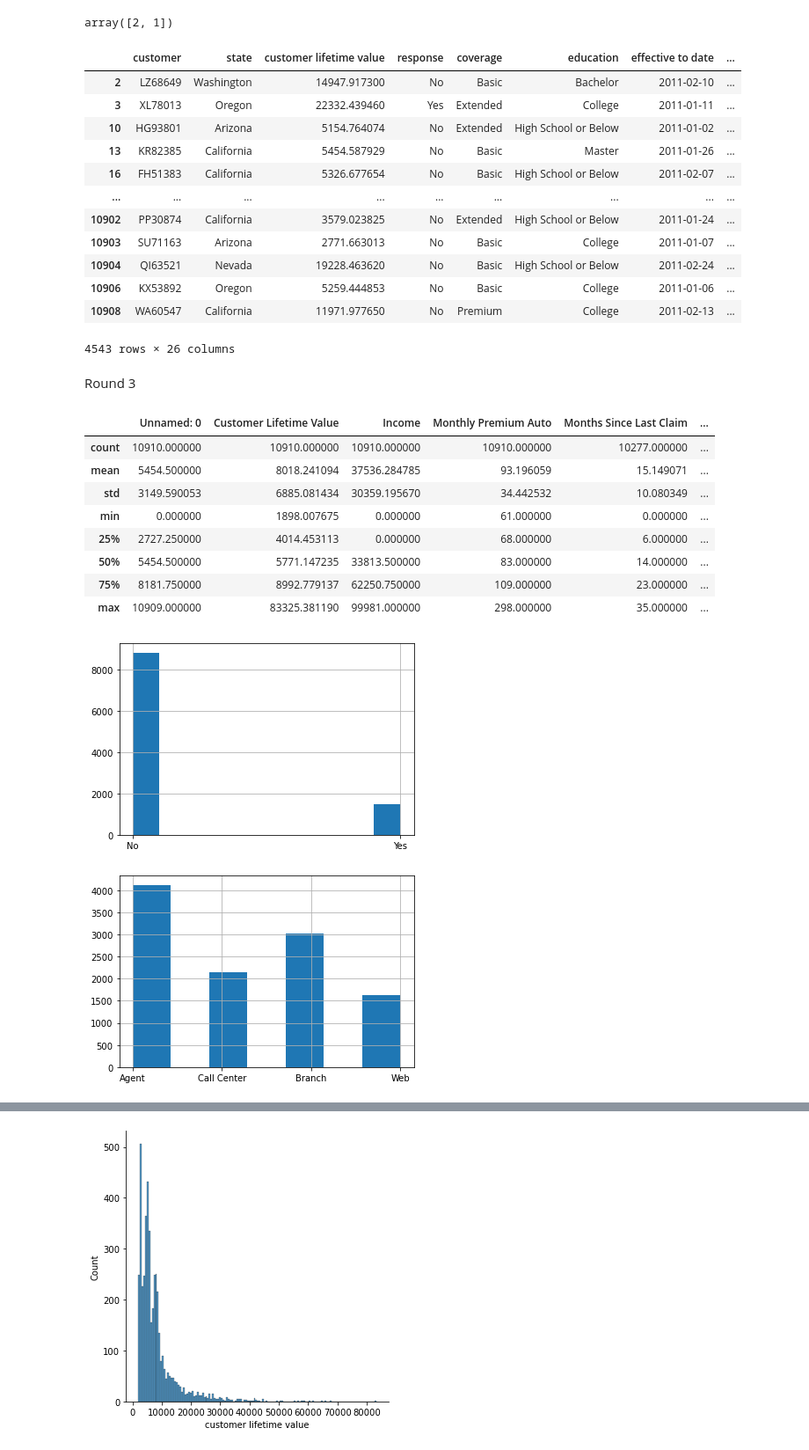
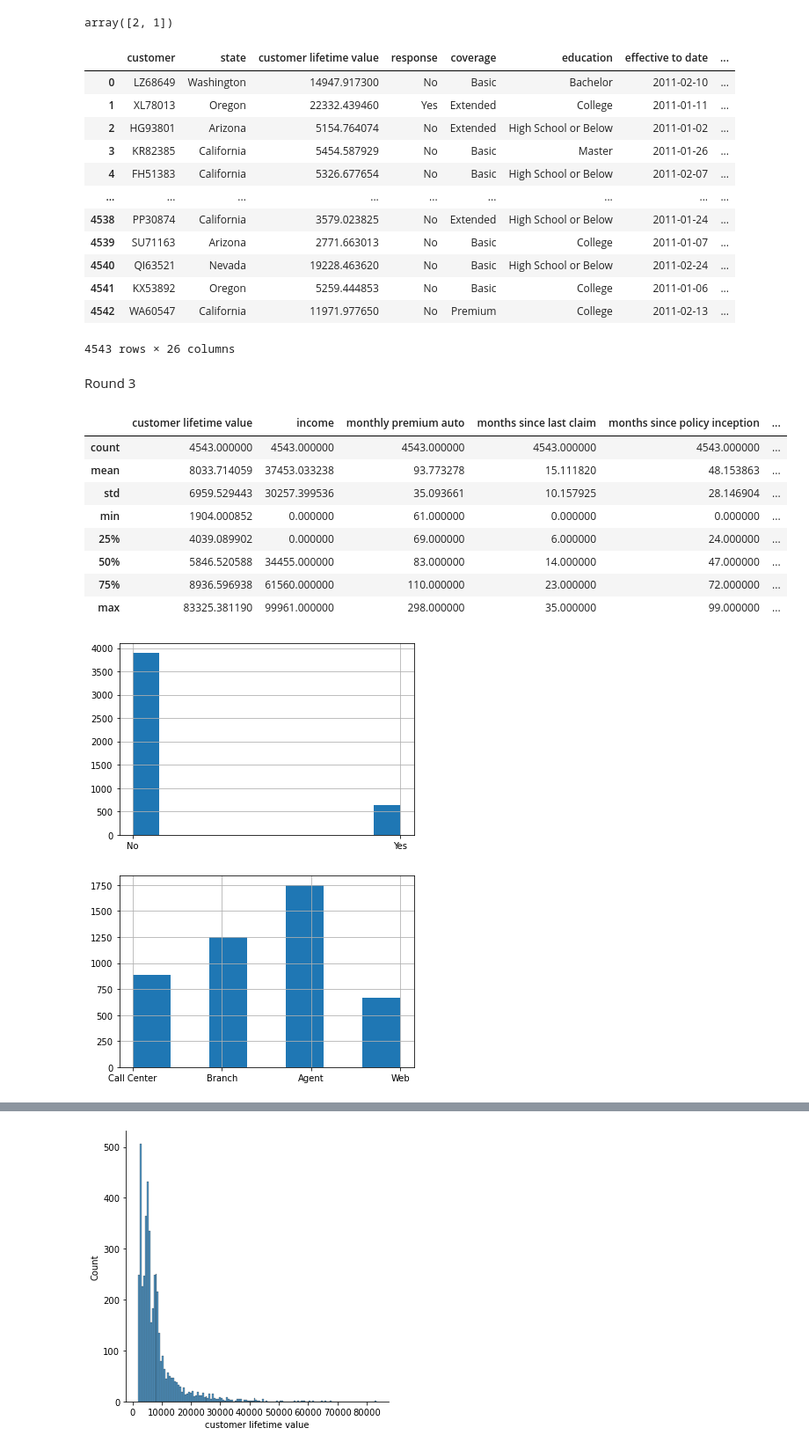
Before and after one commit to Eleni39/lab-customer-analysis-round-2, a Jupyter notebook: files_for_lab/csv_files/Rounds 1,2,3,4,5,6 &7.ipynb, the cells around one changed output, grey strips where cells are left out. Shown: that part at 88% size. Saved outputs shown, nothing was run; the diff lists cells and outputs as text; code cells hidden in the pictures.

```diff
--- a/files_for_lab/csv_files/Rounds 1,2,3,4,5,6 &7.ipynb
+++ b/files_for_lab/csv_files/Rounds 1,2,3,4,5,6 &7.ipynb
@@ -21,5 +20,5 @@ data.shape
 # %%
-data = data.drop(['Unnamed: 0', 'Unnamed: 0.1', 'Unnamed: 0.1.1', 'Unnamed: 0.1.1.1', 'Unnamed: 0.1.1.1.1', 'Unnamed: 0.1.1.1.1.1', 'Unnamed: 0.1.1.1.1.1.1', 'Unnamed: 0.1.1.1.1.1.1.1', 'Unnamed: 0.1.1.1.1.1.1.1.1'], axis = 1)
+data = data.drop(['Unnamed: 0'], axis = 1)
 # %%
 data.shape
 # %% [output]
@@ -122,5 +121,3 @@ data.head()
 5 rows × 26 columns
 # %%
 import pandas as pd
-# %%
-data = data.drop(['Unnamed: 0', 'Unnamed: 0.1', 'Unnamed: 0.1.1', 'Unnamed: 0.1.1.1', 'Unnamed: 0.1.1.1.1', 'Unnamed: 0.1.1.1.1.1', 'Unnamed: 0.1.1.1.1.1.1', 'Unnamed: 0.1.1.1.1.1.1.1', 'Unnamed: 0.1.1.1.1.1.1.1.1'], axis = 1)
@@ -173,46 +156,46 @@ array([2, 1])
 data[(data['month']<=3)]
 # %% [output]
 |  | customer | state | customer lifetime value | response | coverage | education | effective to date | ... |
-| 2 | LZ68649 | Washington | 14947.917300 | No | Basic | Bachelor | 2011-02-10 | ... |
-| 3 | XL78013 | Oregon | 22332.439460 | Yes | Extended | College | 2011-01-11 | ... |
-| 10 | HG93801 | Arizona | 5154.764074 | No | Extended | High School or Below | 2011-01-02 | ... |
-| 13 | KR82385 | California | 5454.587929 | No | Basic | Master | 2011-01-26 | ... |
-| 16 | FH51383 | California | 5326.677654 | No | Basic | High School or Below | 2011-02-07 | ... |
+| 0 | LZ68649 | Washington | 14947.917300 | No | Basic | Bachelor | 2011-02-10 | ... |
+| 1 | XL78013 | Oregon | 22332.439460 | Yes | Extended | College | 2011-01-11 | ... |
+| 2 | HG93801 | Arizona | 5154.764074 | No | Extended | High School or Below | 2011-01-02 | ... |
+| 3 | KR82385 | California | 5454.587929 | No | Basic | Master | 2011-01-26 | ... |
+| 4 | FH51383 | California | 5326.677654 | No | Basic | High School or Below | 2011-02-07 | ... |
 | ... | ... | ... | ... | ... | ... | ... | ... | ... |
-| 10902 | PP30874 | California | 3579.023825 | No | Extended | High School or Below | 2011-01-24 | ... |
-| 10903 | SU71163 | Arizona | 2771.663013 | No | Basic | College | 2011-01-07 | ... |
-| 10904 | QI63521 | Nevada | 19228.463620 | No | Basic | High School or Below | 2011-02-24 | ... |
-| 10906 | KX53892 | Oregon | 5259.444853 | No | Basic | College | 2011-01-06 | ... |
-| 10908 | WA60547 | California | 11971.977650 | No | Premium | College | 2011-02-13 | ... |
+| 4538 | PP30874 | California | 3579.023825 | No | Extended | High School or Below | 2011-01-24 | ... |
+| 4539 | SU71163 | Arizona | 2771.663013 | No | Basic | College | 2011-01-07 | ... |
+| 4540 | QI63521 | Nevada | 19228.463620 | No | Basic | High School or Below | 2011-02-24 | ... |
+| 4541 | KX53892 | Oregon | 5259.444853 | No | Basic | College | 2011-01-06 | ... |
+| 4542 | WA60547 | California | 11971.977650 | No | Premium | College | 2011-02-13 | ... |
 4543 rows × 26 columns
 # %%
 data.to_csv('marketing_customer_analysis.csv')
 # %% [markdown]
 Round 3
 # %%
-file.describe()
+data.describe()
 # %% [output]
-|  | Unnamed: 0 | Customer Lifetime Value | Income | Monthly Premium Auto | Months Since Last Claim | ... |
-| count | 10910.000000 | 10910.000000 | 10910.000000 | 10910.000000 | 10277.000000 | ... |
-| mean | 5454.500000 | 8018.241094 | 37536.284785 | 93.196059 | 15.149071 | ... |
-| std | 3149.590053 | 6885.081434 | 30359.195670 | 34.442532 | 10.080349 | ... |
-| min | 0.000000 | 1898.007675 | 0.000000 | 61.000000 | 0.000000 | ... |
-| 25% | 2727.250000 | 4014.453113 | 0.000000 | 68.000000 | 6.000000 | ... |
-| 50% | 5454.500000 | 5771.147235 | 33813.500000 | 83.000000 | 14.000000 | ... |
-| 75% | 8181.750000 | 8992.779137 | 62250.750000 | 109.000000 | 23.000000 | ... |
-| max | 10909.000000 | 83325.381190 | 99981.000000 | 298.000000 | 35.000000 | ... |
+|  | customer lifetime value | income | monthly premium auto | months since last claim | months since policy inception | ... |
+| count | 4543.000000 | 4543.000000 | 4543.000000 | 4543.000000 | 4543.000000 | ... |
+| mean | 8033.714059 | 37453.033238 | 93.773278 | 15.111820 | 48.153863 | ... |
+| std | 6959.529443 | 30257.399536 | 35.093661 | 10.157925 | 28.146904 | ... |
+| min | 1904.000852 | 0.000000 | 61.000000 | 0.000000 | 0.000000 | ... |
+| 25% | 4039.089902 | 0.000000 | 69.000000 | 6.000000 | 24.000000 | ... |
+| 50% | 5846.520588 | 34455.000000 | 83.000000 | 14.000000 | 47.000000 | ... |
+| 75% | 8936.596938 | 61560.000000 | 110.000000 | 23.000000 | 72.000000 | ... |
+| max | 83325.381190 | 99961.000000 | 298.000000 | 35.000000 | 99.000000 | ... |
 # %%
 import matplotlib.pyplot as plt
 import seaborn as sns
 %matplotlib inline
 # %%
-file ['Response'].hist()
+data ['response'].hist()
 plt.show()
 # %% [output]
-[figure, old version]
+[figure, new version]
 # %%
-file['Sales Channel'].hist(bins = 7)
+data['sales channel'].hist(bins = 7)
 plt.show()
 # %% [output]
-[figure, old version]
+[figure, new version]
 # %%
```
Also changed, not shown: parts of 38 cells of this notebook, 1 other file.
